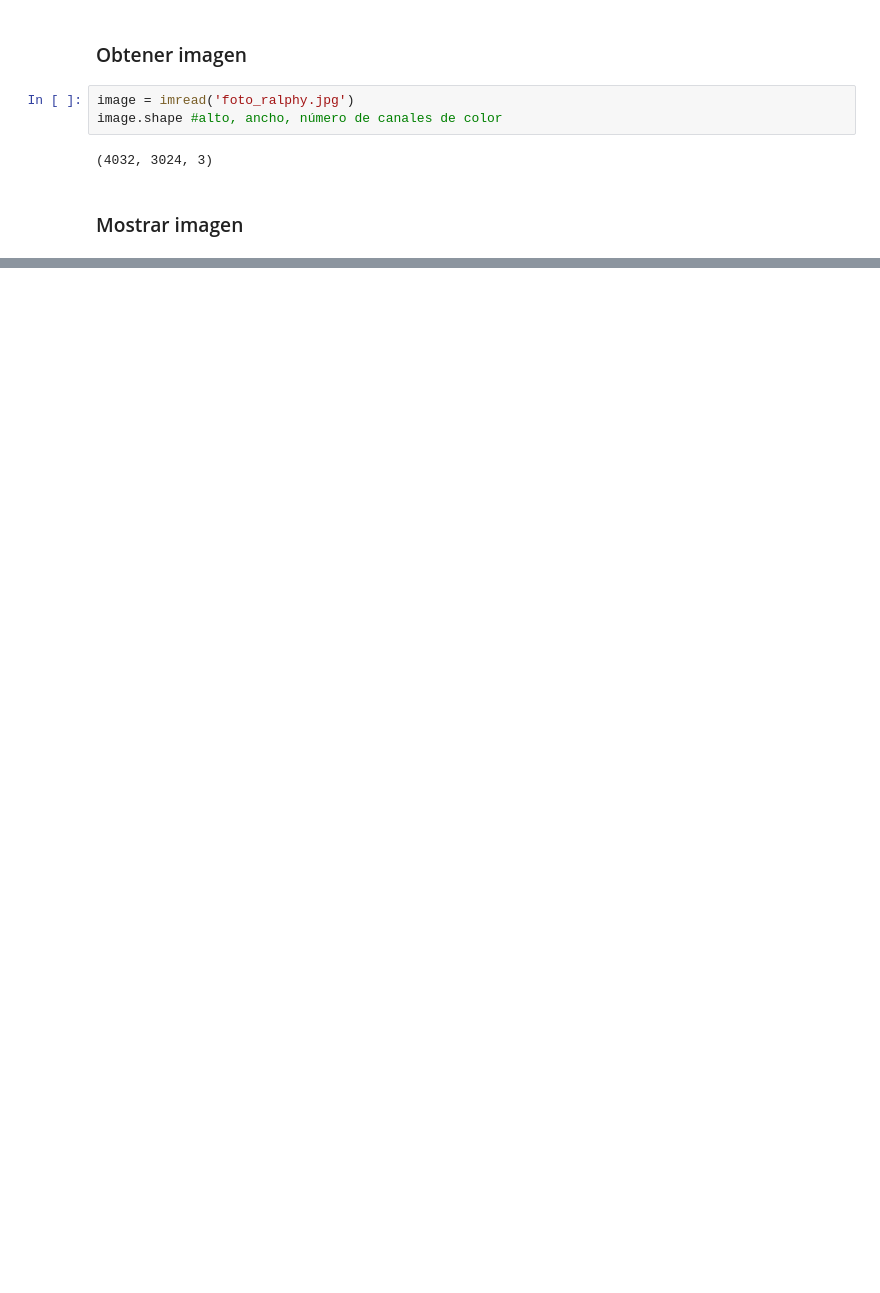
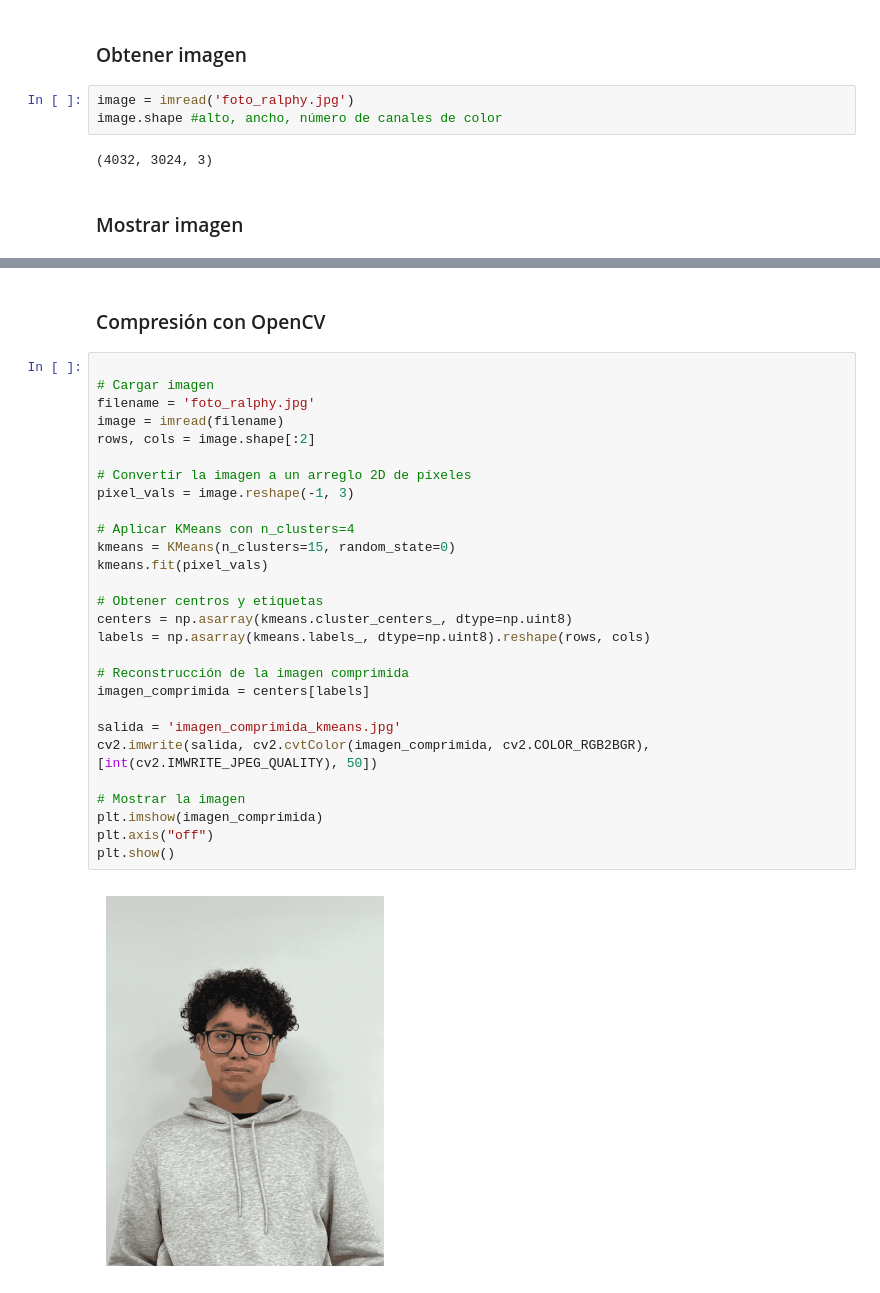
Before and after one commit to RalphNM1/InteligenciaArtificial, a Jupyter notebook: Ejercicios/OpenCV e Machine Learning/OpenCV e Machine Learning.ipynb, the cells around one changed output, grey strips where cells are left out. Drawn from its saved outputs; the diff is of its cells as text; blank space fills up the shorter version.

```diff
--- a/Ejercicios/OpenCV e Machine Learning/OpenCV e Machine Learning.ipynb
+++ b/Ejercicios/OpenCV e Machine Learning/OpenCV e Machine Learning.ipynb
@@ -31,0 +97,32 @@ plt.imshow(image)
+# %% [markdown]
+### Compresión con OpenCV
+# %%
+
+# Cargar imagen
+filename = 'foto_ralphy.jpg'
+image = imread(filename)
+rows, cols = image.shape[:2]
+
+# Convertir la imagen a un arreglo 2D de píxeles
+pixel_vals = image.reshape(-1, 3)
+
+# Aplicar KMeans con n_clusters=4
+kmeans = KMeans(n_clusters=15, random_state=0)
+kmeans.fit(pixel_vals)
+
+# Obtener centros y etiquetas
+centers = np.asarray(kmeans.cluster_centers_, dtype=np.uint8)
+labels = np.asarray(kmeans.labels_, dtype=np.uint8).reshape(rows, cols)
+
+# Reconstrucción de la imagen comprimida
+imagen_comprimida = centers[labels]
+
+salida = 'imagen_comprimida_kmeans.jpg'
+cv2.imwrite(salida, cv2.cvtColor(imagen_comprimida, cv2.COLOR_RGB2BGR), [int(cv2.IMWRITE_JPEG_QUALITY), 50])
+
+# Mostrar la imagen
+plt.imshow(imagen_comprimida)
+plt.axis("off")
+plt.show()
+# %% [output]
+[figure, added]
```
Also changed, not shown: parts of 10 cells of this notebook, 2 other files.
